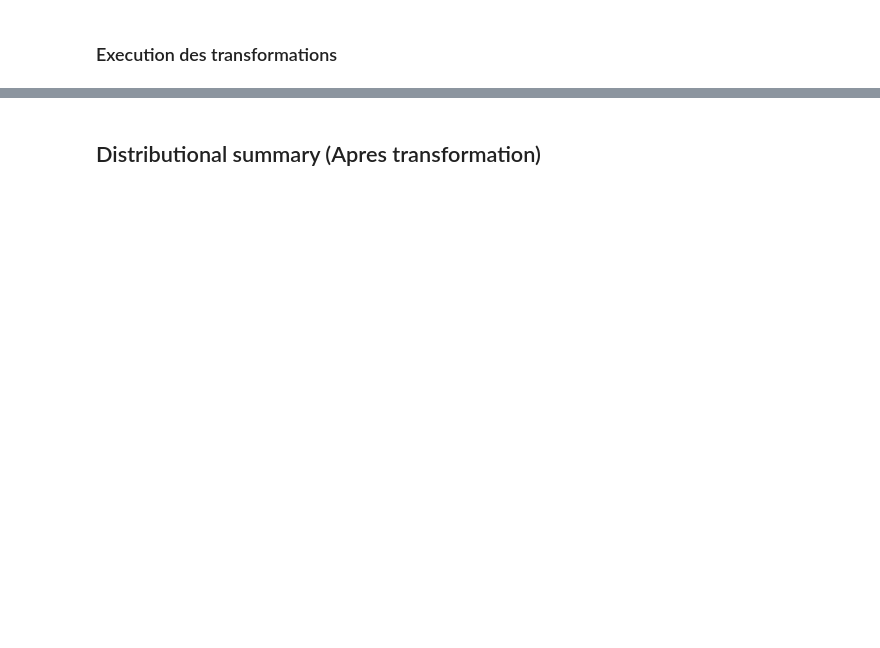
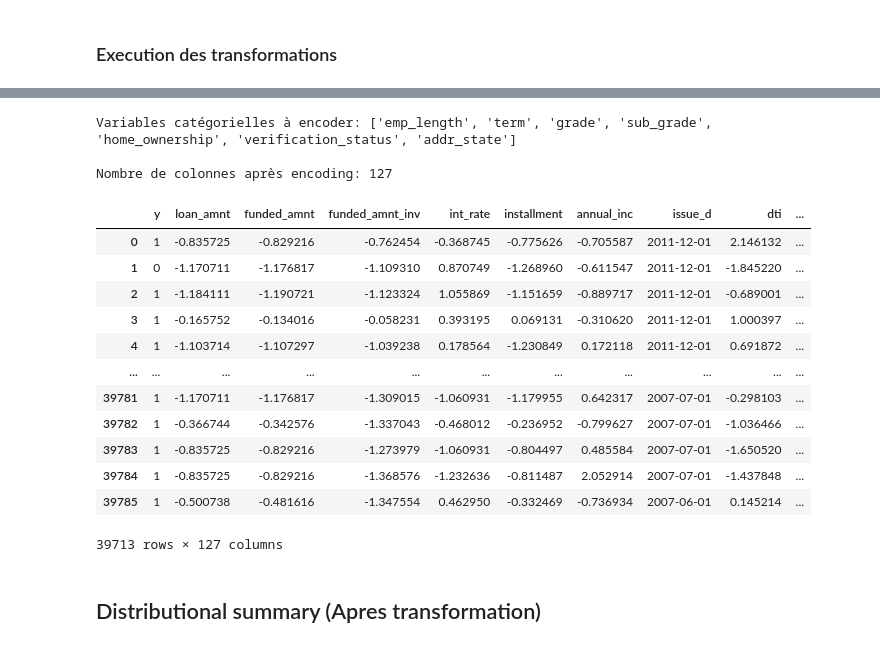
Before and after one commit to fredjgermain/transformation_tp1, a Jupyter notebook: partie2.ipynb, the cells around one changed output, grey strips where cells are left out. Saved outputs shown, nothing was run; the diff lists cells and outputs as text; code cells hidden in the pictures; blank space fills up the shorter version.

```diff
--- a/partie2.ipynb
+++ b/partie2.ipynb
@@ -202,3 +236,26 @@ df_transformed
+# %%
+print(f"Variables catégorielles à encoder: {varname_cat}")
+df_dummies = df_stand.copy()
+df_dummies = pd.get_dummies(df_dummies, columns=varname_cat, drop_first=True, dtype=int)
+print(f"\nNombre de colonnes après encoding: {df_dummies.shape[1]}")
+df_dummies
+# %% [output]
+Variables catégorielles à encoder: ['emp_length', 'term', 'grade', 'sub_grade', 'home_ownership', 'verification_status', 'addr_state']
+
+Nombre de colonnes après encoding: 127
+|  | y | loan_amnt | funded_amnt | funded_amnt_inv | int_rate | installment | annual_inc | issue_d | dti | ... |
+| 0 | 1 | -0.835725 | -0.829216 | -0.762454 | -0.368745 | -0.775626 | -0.705587 | 2011-12-01 | 2.146132 | ... |
+| 1 | 0 | -1.170711 | -1.176817 | -1.109310 | 0.870749 | -1.268960 | -0.611547 | 2011-12-01 | -1.845220 | ... |
+| 2 | 1 | -1.184111 | -1.190721 | -1.123324 | 1.055869 | -1.151659 | -0.889717 | 2011-12-01 | -0.689001 | ... |
+| 3 | 1 | -0.165752 | -0.134016 | -0.058231 | 0.393195 | 0.069131 | -0.310620 | 2011-12-01 | 1.000397 | ... |
+| 4 | 1 | -1.103714 | -1.107297 | -1.039238 | 0.178564 | -1.230849 | 0.172118 | 2011-12-01 | 0.691872 | ... |
+| ... | ... | ... | ... | ... | ... | ... | ... | ... | ... | ... |
+| 39781 | 1 | -1.170711 | -1.176817 | -1.309015 | -1.060931 | -1.179955 | 0.642317 | 2007-07-01 | -0.298103 | ... |
+| 39782 | 1 | -0.366744 | -0.342576 | -1.337043 | -0.468012 | -0.236952 | -0.799627 | 2007-07-01 | -1.036466 | ... |
+| 39783 | 1 | -0.835725 | -0.829216 | -1.273979 | -1.060931 | -0.804497 | 0.485584 | 2007-07-01 | -1.650520 | ... |
+| 39784 | 1 | -0.835725 | -0.829216 | -1.368576 | -1.232636 | -0.811487 | 2.052914 | 2007-07-01 | -1.437848 | ... |
+| 39785 | 1 | -0.500738 | -0.481616 | -1.347554 | 0.462950 | -0.332469 | -0.736934 | 2007-06-01 | 0.145214 | ... |
+39713 rows × 127 columns
 # %% [markdown]
 ## Distributional summary (Apres transformation)
 # %%
```
Also changed, not shown: parts of 12 cells of this notebook, 1 other file.
